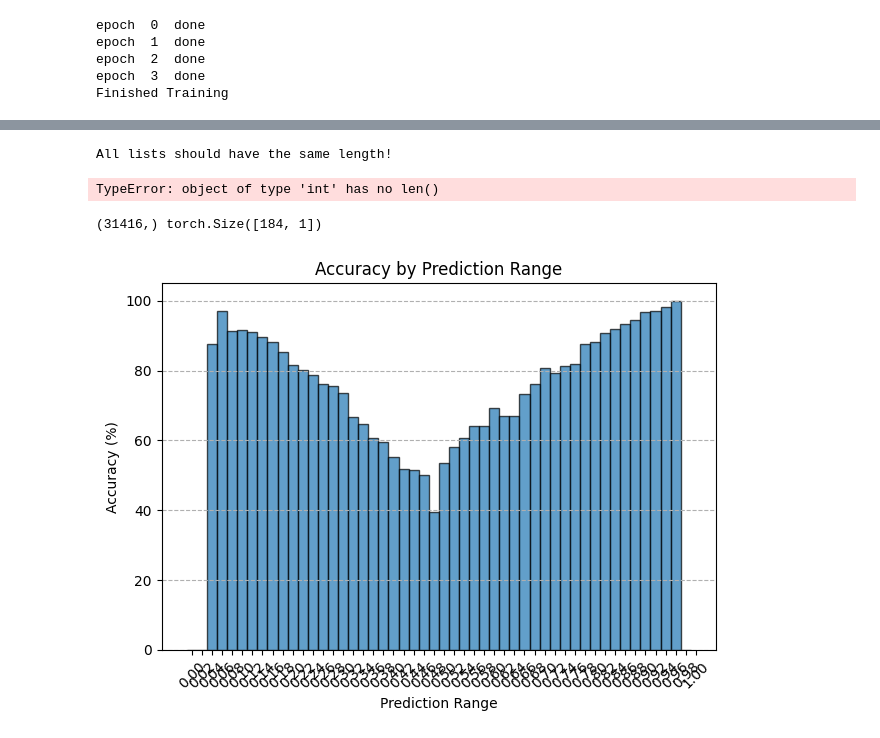
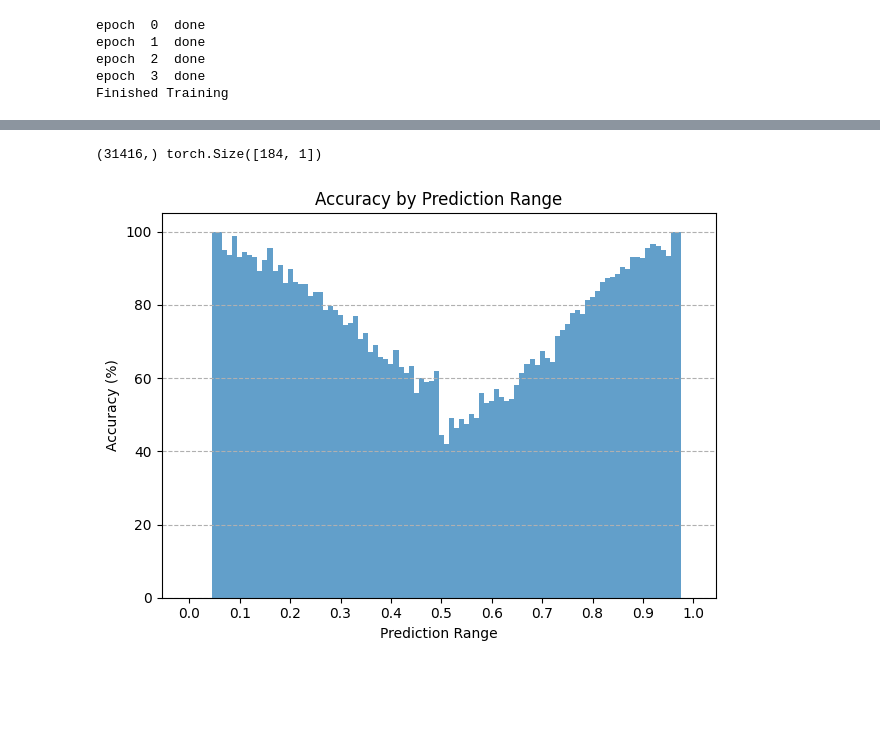
Before and after one commit to andreasvalen/MonteCarloDropoutOnLHCData, a Jupyter notebook: derust.ipynb, the cells around one changed output, grey strips where cells are left out. Cells and saved outputs as stored; diff of their text form; code cells hidden in the pictures; blank space fills up the shorter version.

```diff
--- a/derust.ipynb
+++ b/derust.ipynb
@@ -32,6 +32,9 @@ class CustomDataset(Dataset):
             image = self.transform(image)
         return image, label
 # %%
+import h5py
+import torch
+
 def getDataAsTensors(filepath, numpy=False):
     with h5py.File(filepath, "r") as f:
         # Print all root level object names (aka keys)
@@ -44,8 +47,13 @@ def getDataAsTensors(filepath, numpy=False):
         return imgs, signals
     t = torch.from_numpy(imgs)
     s = torch.from_numpy(signals)
+
+    # Print overall max and min pixel values
+    print(f"Overall Max Pixel Value: {t.max()}")
+    print(f"Overall Min Pixel Value: {t.min()}")
+
     print("imgs:", t.size(), ", signals: ",s.size())
-    return t, s
+    return t, s, t.max()
 # %%
 ### Datasets ###
 #jets - 8 726 datapoints (formerly jet-images_micro)
@@ -57,7 +65,7 @@ test_path = "jet-data/jet-images_test.hdf5"
 val_path = "jet-data/jet-images_val.hdf5"
 train_path = "jet-data/jet-images_train.hdf5"
 # %%
-imgs, labels = getDataAsTensors(val_path)
+imgs, labels, max_val = getDataAsTensors(val_path)
 train_size = int(0.8 * len(imgs))
 test_size = len(imgs) - train_size
 train_dataset, test_dataset = random_split(CustomDataset(imgs, labels), [train_size, test_size])
@@ -483,45 +462,3 @@ scatter_plot(_preds, std, _labels, 12)  # Make sure you also provide the 'labels
-# %%
-def scatter_plot(preds, std, labels, degree=2):
-    if len(preds) != len(std) or len(preds) != len(labels):
-        print("All lists should have the same length!")
-        return
-
-    # Create a list of colors based on the correctness of predictions
-    colors = ['blue' if ((p > 0.5 and l == 1) or (p <= 0.5 and l == 0)) else 'red' for p, l in zip(preds, labels)]
-
-    plt.figure(figsize=(8, 6))
-    plt.scatter(preds, std, color=colors, alpha=0.5)
-
-    # Fit a line to the data
-    coefficients = np.polyfit(preds, std, degree)
-    polynomial = np.poly1d(coefficients)
-
-    # Generate y-values based on the fitted polynomial
-    xs = np.linspace(min(preds), max(preds), 500)
-    fitted_y = polynomial(xs)
-
-    # Plot the fitted polynomial
-    plt.plot(xs, fitted_y, color='green', label=f'Fitted Polynomial (Degree {degree})')
-
-    # Create a custom legend
-    blue_patch = plt.Line2D([0], [0], marker='o', color='w', label='Correct', markersize=10, markerfacecolor='blue')
-    red_patch = plt.Line2D([0], [0], marker='o', color='w', label='Incorrect', markersize=10, markerfacecolor='red')
-    plt.legend(handles=[blue_patch, red_patch])
-
-    plt.xlabel("Predictions")
-    plt.ylabel("Standard Deviation")
-    plt.title("Scatter plot of Predictions vs Standard Deviation with Fitted Line")
-    plt.xlim([min(preds), max(preds)])  # assuming predictions are between 0 and 1
-    plt.ylim([min(std), max(std)])
-    plt.show()
-
-scatter_plot(_preds, std, labels, 12)  # Make sure you also provide the 'labels' list when calling the function
-
-
-scatter_plot(_preds, std, 12)
-# %% [output]
-All lists should have the same length!
-TypeError: object of type 'int' has no len()
 # %%
 import numpy as np
 import matplotlib.pyplot as plt
@@ -532,35 +469,44 @@ def plot_accuracy_histogram(predictions, labels, bin_size=0.05):
         return
 
     # Grouping the predictions in bins
     bins = np.arange(0, 1 + bin_size, bin_size)
     bin_indices = np.digitize(predictions, bins) - 1
 
     correct_counts = np.zeros_like(bins[:-1])
     total_counts = np.zeros_like(bins[:-1])
 
     for pred, label in zip(predictions, labels):
         bin_index = min(int(pred / bin_size), len(bins) - 2)  # Ensure it's within range
         if (pred > 0.5 and label == 1) or (pred <= 0.5 and label == 0):
             correct_counts[bin_index] += 1
         total_counts[bin_index] += 1
 
     # Calculating accuracy for each bin
     accuracies = np.divide(correct_counts, total_counts, out=np.zeros_like(correct_counts), where=total_counts!=0) * 100
 
     # Plotting the histogram
-    plt.bar(bins[:-1], accuracies, width=bin_size, edgecolor='black', alpha=0.7)
+    plt.bar(bins[:-1], accuracies, width=bin_size, alpha=0.7)
     plt.xlabel('Prediction Range')
     plt.ylabel('Accuracy (%)')
     plt.title('Accuracy by Prediction Range')
     plt.ylim(0, 105)  # To make the y-axis range from 0 to 105 for clarity
     plt.grid(axis='y', linestyle='--')
-    plt.xticks(bins, rotation=45)
+
+    # Set x-ticks every 0.1 and remove bin labels
+    plt.xticks(np.arange(0, 1.1, 0.1))
+
     plt.tight_layout()
     plt.show()
 
+# Sample usage (assuming _preds and _labels are defined somewhere in your code):
+# print(_preds.shape, labels.shape)
+# plot_accuracy_histogram(_preds, _labels, bin_size=0.005)
+
+
+
 print(_preds.shape, labels.shape)
-plot_accuracy_histogram(_preds, _labels, bin_size=0.02)
+plot_accuracy_histogram(_preds, _labels, bin_size=0.01)
 # %% [output]
 (31416,) torch.Size([184, 1])
-[figure, old version]
+[figure, new version]
 # %%
```
Also changed, not shown: parts of 16 cells of this notebook, 1 other file.
